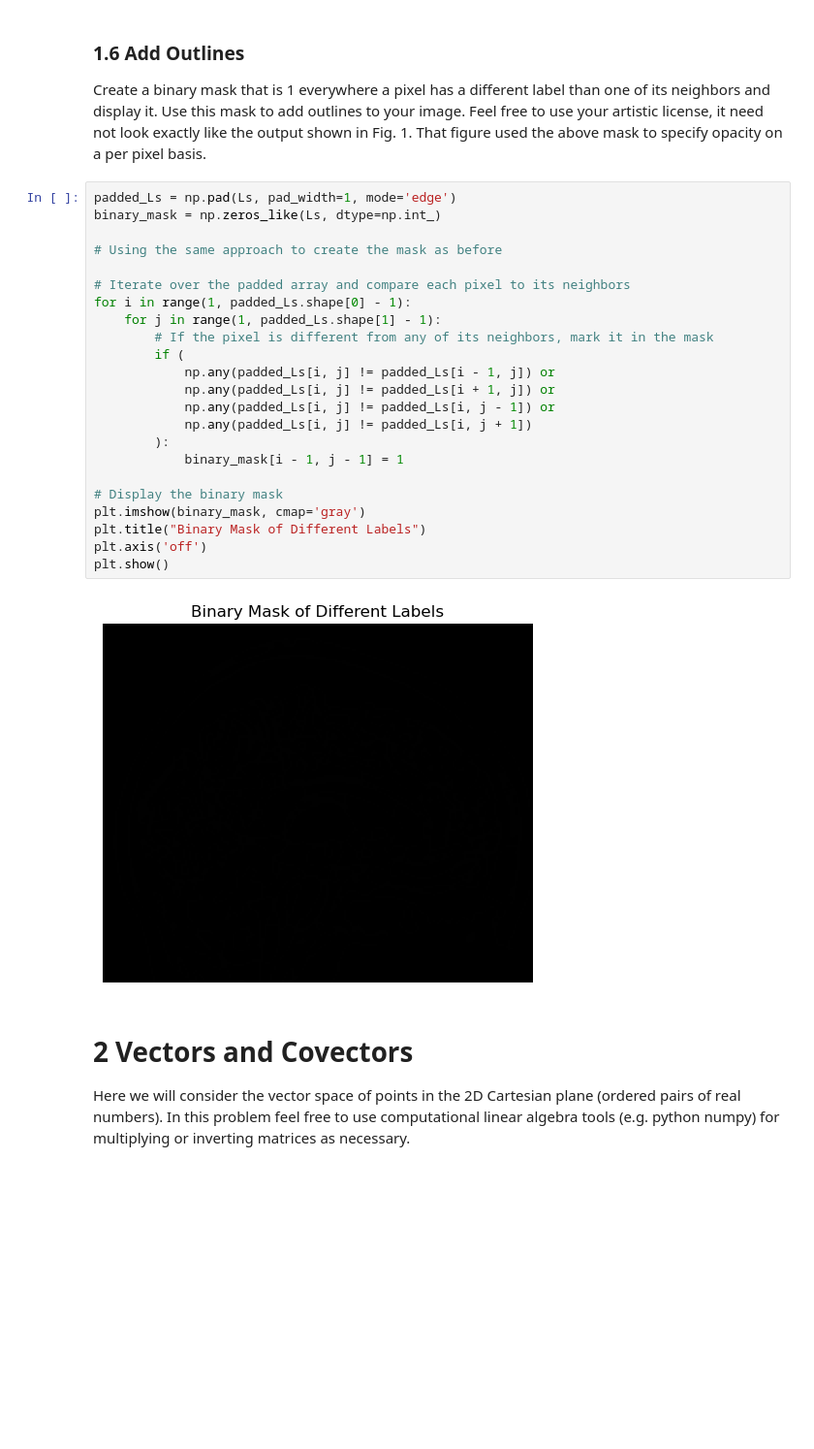
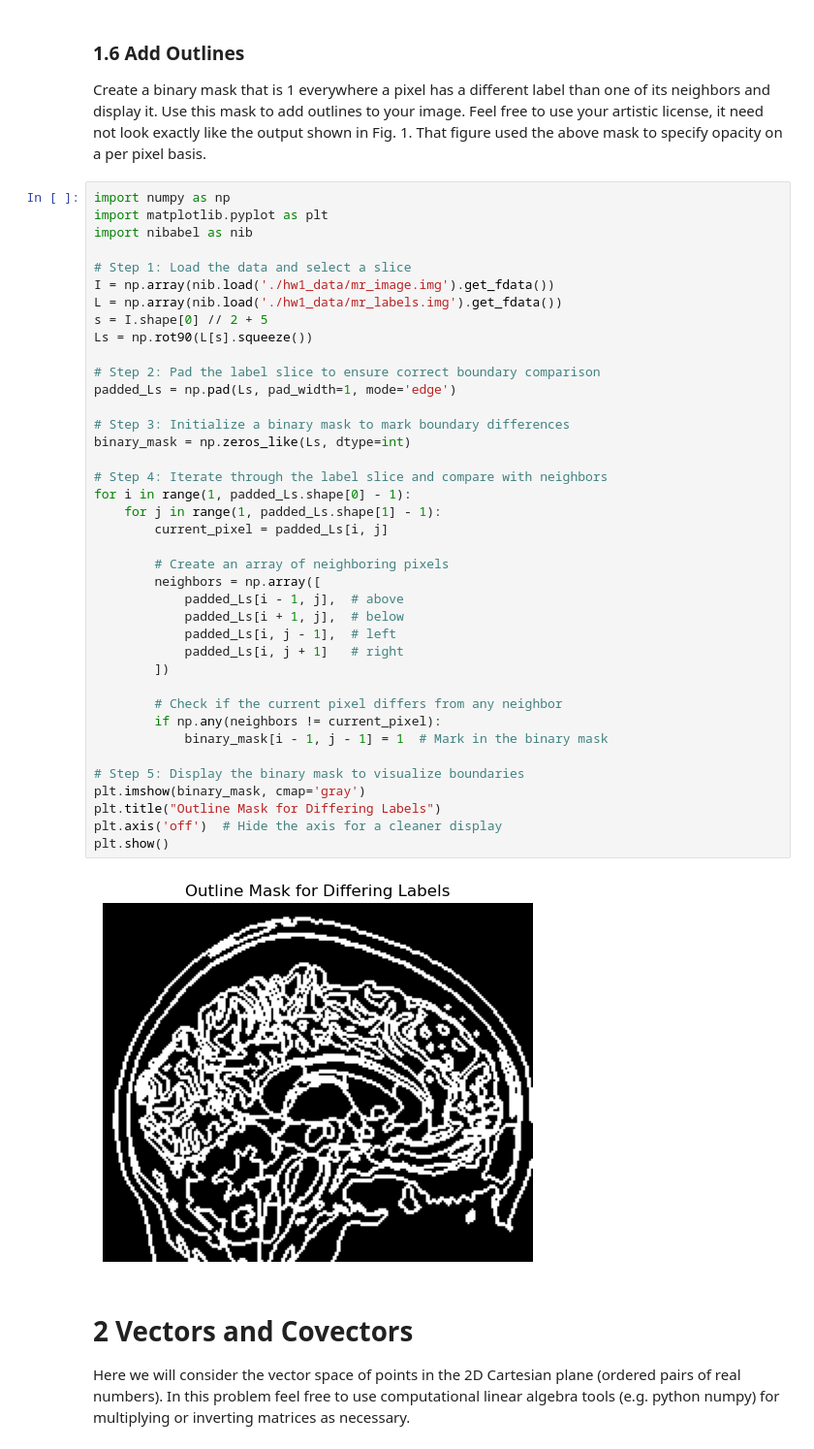
Before and after one commit to Simonlee711/UCLA-Grad-Courses, a Jupyter notebook: BIOMATH208/hw1/hw1.ipynb, the cells around one changed output. Shown at 97% size. Cells and saved outputs as stored; diff of their text form; blank space fills up the shorter version.

```diff
--- a/BIOMATH208/hw1/hw1.ipynb
+++ b/BIOMATH208/hw1/hw1.ipynb
@@ -159,31 +159,47 @@ Use this mask to add outlines to your image. Feel free to use your
 artistic license, it need not look exactly like the output shown in
 Fig. 1. That figure used the above mask to specify opacity on a per
 pixel basis.
-# %%
-padded_Ls = np.pad(Ls, pad_width=1, mode='edge')
-binary_mask = np.zeros_like(Ls, dtype=np.int_)
-
-# Using the same approach to create the mask as before
-
-# Iterate over the padded array and compare each pixel to its neighbors
-for i in range(1, padded_Ls.shape[0] - 1):
-    for j in range(1, padded_Ls.shape[1] - 1):
-        # If the pixel is different from any of its neighbors, mark it in the mask
-        if (
-            np.any(padded_Ls[i, j] != padded_Ls[i - 1, j]) or
-            np.any(padded_Ls[i, j] != padded_Ls[i + 1, j]) or
-            np.any(padded_Ls[i, j] != padded_Ls[i, j - 1]) or
-            np.any(padded_Ls[i, j] != padded_Ls[i, j + 1])
-        ):
-            binary_mask[i - 1, j - 1] = 1
-
-# Display the binary mask
-plt.imshow(binary_mask, cmap='gray')
-plt.title("Binary Mask of Different Labels")
-plt.axis('off')
-plt.show()
-# %% [output]
-[figure, removed]
+# %%
+import numpy as np
+import matplotlib.pyplot as plt
+import nibabel as nib
+
+# Step 1: Load the data and select a slice
+I = np.array(nib.load('./hw1_data/mr_image.img').get_fdata())
+L = np.array(nib.load('./hw1_data/mr_labels.img').get_fdata())
+s = I.shape[0] // 2 + 5
+Ls = np.rot90(L[s].squeeze())
+
+# Step 2: Pad the label slice to ensure correct boundary comparison
+padded_Ls = np.pad(Ls, pad_width=1, mode='edge')
+
+# Step 3: Initialize a binary mask to mark boundary differences
+binary_mask = np.zeros_like(Ls, dtype=int)
+
+# Step 4: Iterate through the label slice and compare with neighbors
+for i in range(1, padded_Ls.shape[0] - 1):
+    for j in range(1, padded_Ls.shape[1] - 1):
+        current_pixel = padded_Ls[i, j]
+
+        # Create an array of neighboring pixels
+        neighbors = np.array([
+            padded_Ls[i - 1, j],  # above
+            padded_Ls[i + 1, j],  # below
+            padded_Ls[i, j - 1],  # left
+            padded_Ls[i, j + 1]   # right
+        ])
+
+        # Check if the current pixel differs from any neighbor
+        if np.any(neighbors != current_pixel):
+            binary_mask[i - 1, j - 1] = 1  # Mark in the binary mask
+
+# Step 5: Display the binary mask to visualize boundaries
+plt.imshow(binary_mask, cmap='gray')
+plt.title("Outline Mask for Differing Labels")
+plt.axis('off')  # Hide the axis for a cleaner display
+plt.show()
+# %% [output]
+[figure, added]
 # %% [markdown]
 # 2 Vectors and Covectors
 
```
Also changed, not shown: parts of 10 cells of this notebook, 3 other files.
